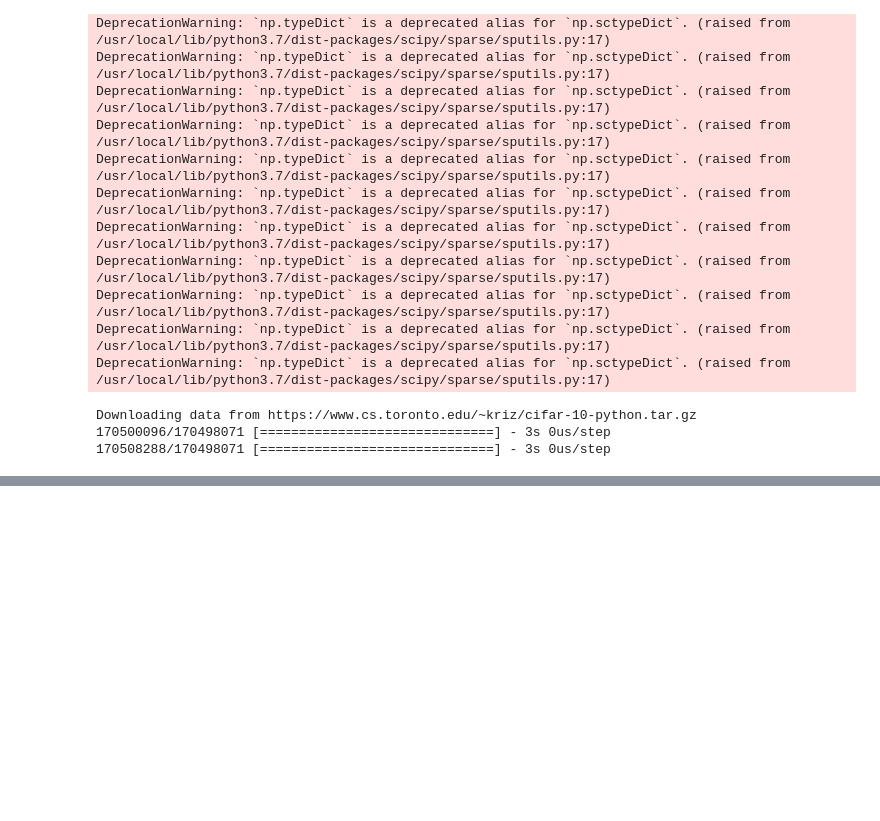
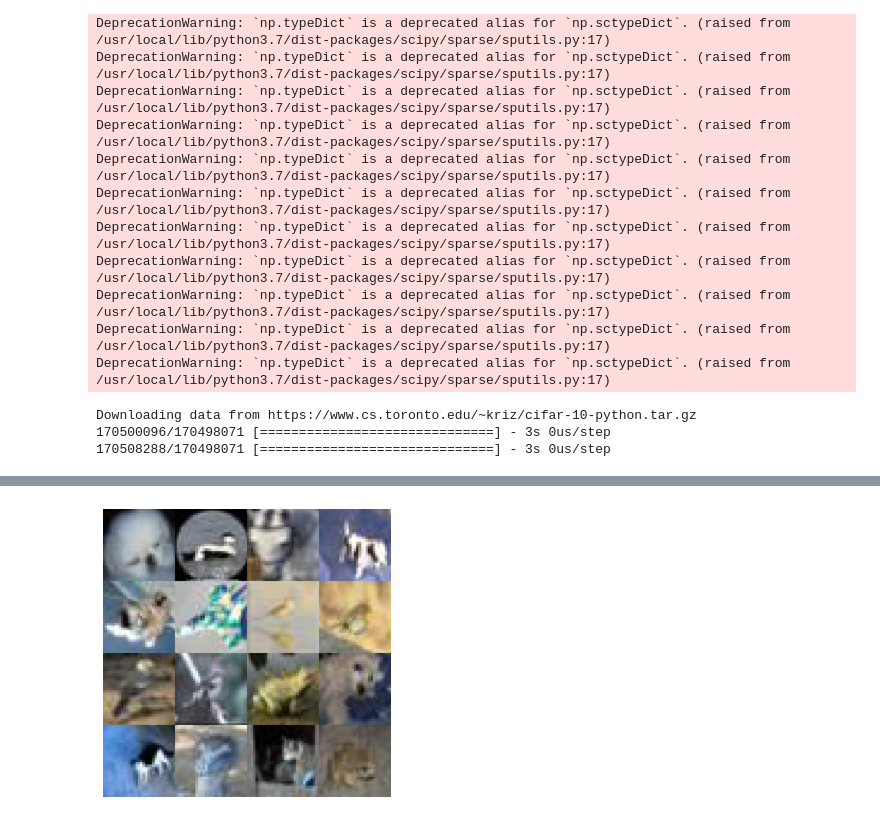
Before and after one commit to CShorten/Robust-Vector-Search, a Jupyter notebook: CLIP_Classifier_and_Search.ipynb, the cells around one changed output, grey strips where cells are left out. Drawn from its saved outputs; the diff is of its cells as text; code cells hidden in the pictures; blank space fills up the shorter version.

```diff
--- a/CLIP_Classifier_and_Search.ipynb
+++ b/CLIP_Classifier_and_Search.ipynb
@@ -163,0 +143,11 @@ im.save("rotated_airplane_test.jpg")
+# %%
+from docarray import DocumentArray, Document
+
+training_embeds = DocumentArray()
+embed_dir = "./train_embeds/"
+
+for path in os.listdir(embed_dir):
+  img_embeds = np.load(embed_dir+path)
+  img_path = path.replace(".npy", ".jpg")
+  full_img_path = "./train_images/"+img_path
+  training_embeds.append(Document(embedding=img_embeds, uri=full_img_path))
@@ -163,0 +165,6 @@ im.save("rotated_airplane_test.jpg")
+# %%
+aug_query = c.encode(["rotated_airplane_test.jpg"])
+aug_doc = Document(embedding=aug_query)
+top16 = training_embeds.find(aug_doc, limit=16)
+top16.plot_image_sprites()
+# %% [output]
@@ -163,0 +173 @@ im.save("rotated_airplane_test.jpg")
+[figure, added]
```
Also changed, not shown: parts of 16 cells of this notebook.
